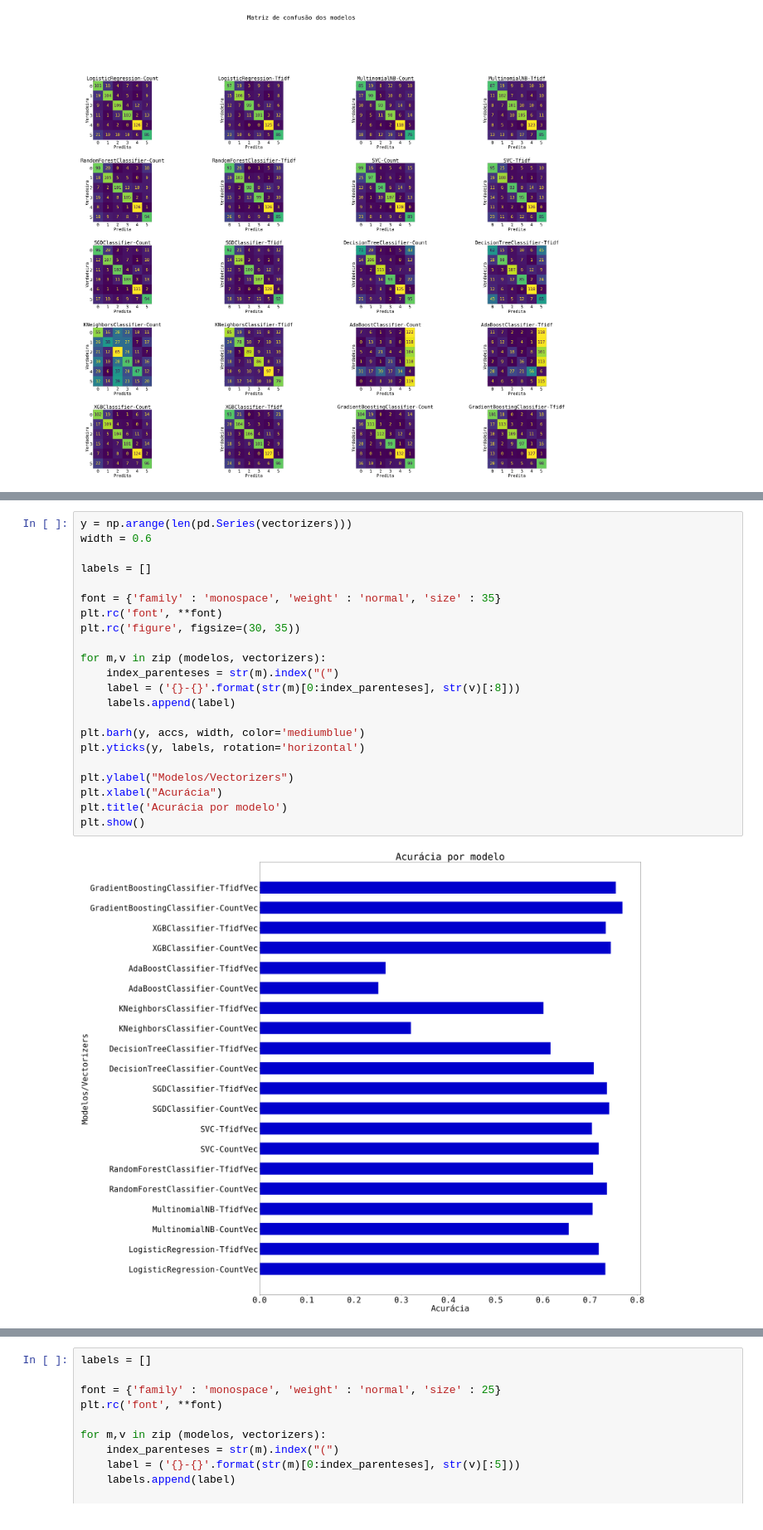
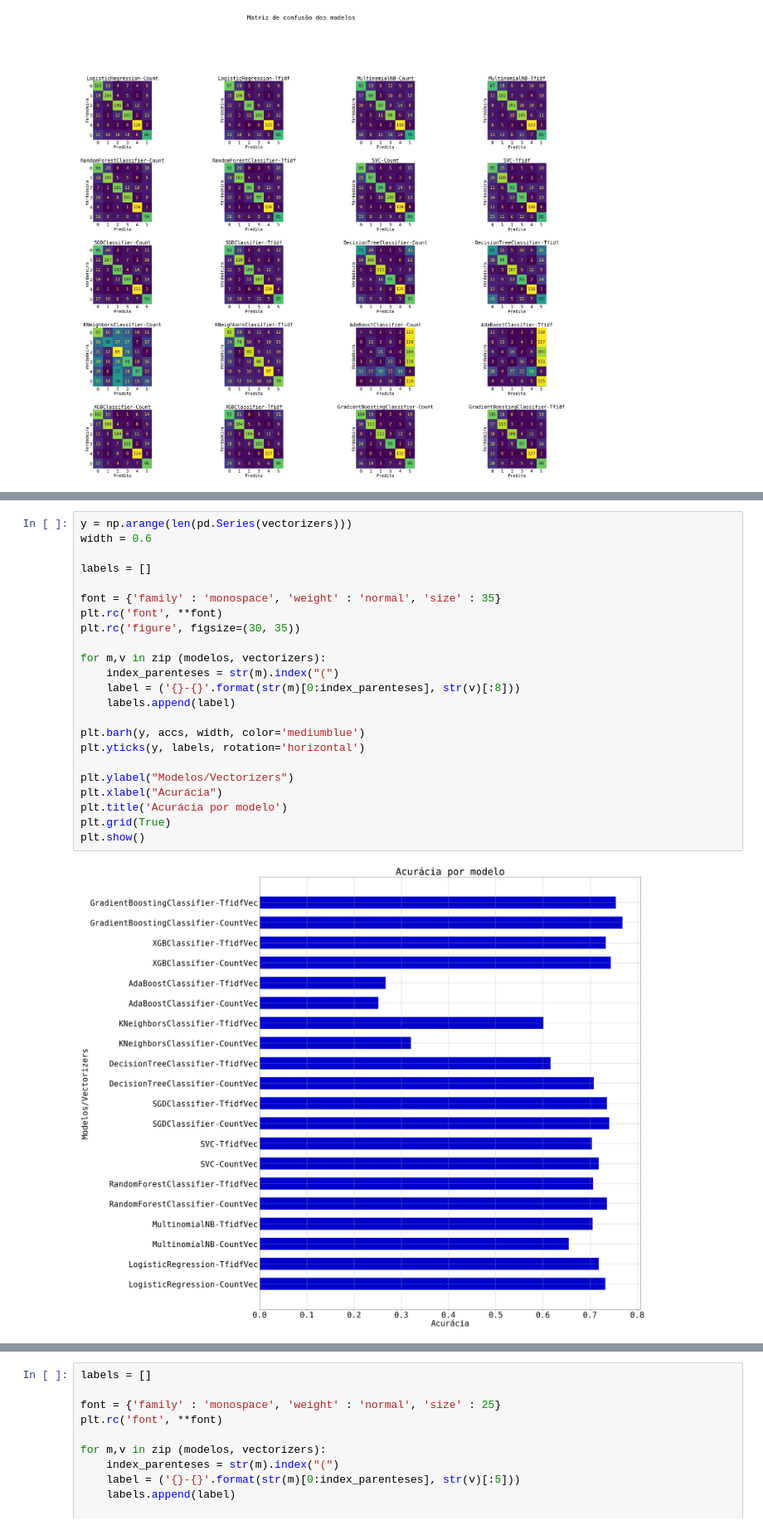
Before and after one commit to willsantospereira/tcc_nlp, a Jupyter notebook: notebook/Analise_Emocao.ipynb, the cells around one changed output, grey strips where cells are left out. Shown at 83% size. Saved outputs shown, nothing was run; the diff lists cells and outputs as text.

```diff
--- a/notebook/Analise_Emocao.ipynb
+++ b/notebook/Analise_Emocao.ipynb
@@ -589,24 +589,25 @@ plot_all_confusion_matrix(modelos, vectorizers, y_test_under, y_predictions)
 # %%
 y = np.arange(len(pd.Series(vectorizers)))
 width = 0.6
 
 labels = []
 
 font = {'family' : 'monospace', 'weight' : 'normal', 'size' : 35}
 plt.rc('font', **font)
 plt.rc('figure', figsize=(30, 35))
 
 for m,v in zip (modelos, vectorizers):
     index_parenteses = str(m).index("(")
     label = ('{}-{}'.format(str(m)[0:index_parenteses], str(v)[:8]))
     labels.append(label)
 
 plt.barh(y, accs, width, color='mediumblue')
 plt.yticks(y, labels, rotation='horizontal')
 
 plt.ylabel("Modelos/Vectorizers")
 plt.xlabel("Acurácia")
 plt.title('Acurácia por modelo')
+plt.grid(True)
 plt.show()
 # %% [output]
-[figure, old version]
+[figure, new version]
```
Also changed, not shown: parts of 6 cells of this notebook.
